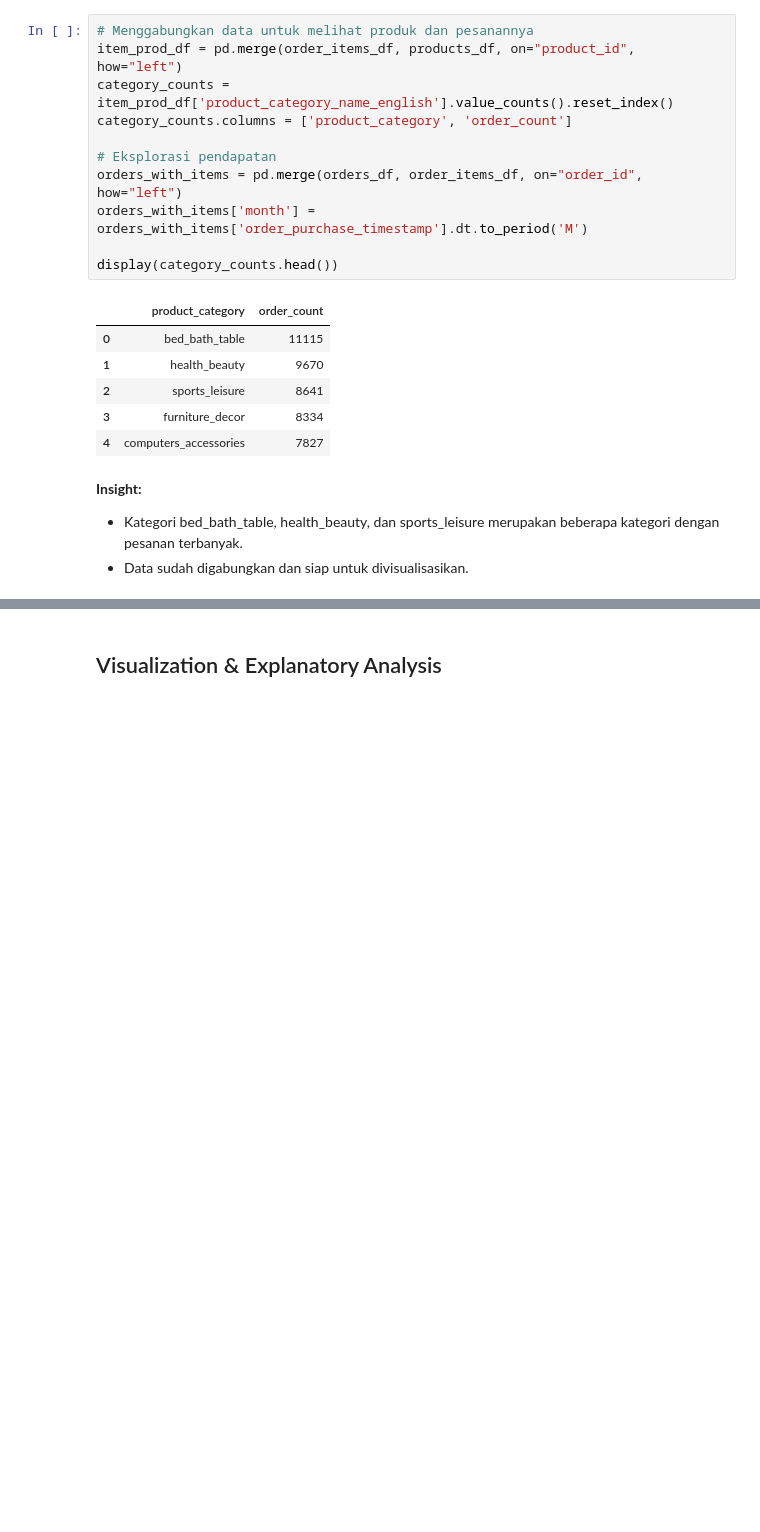
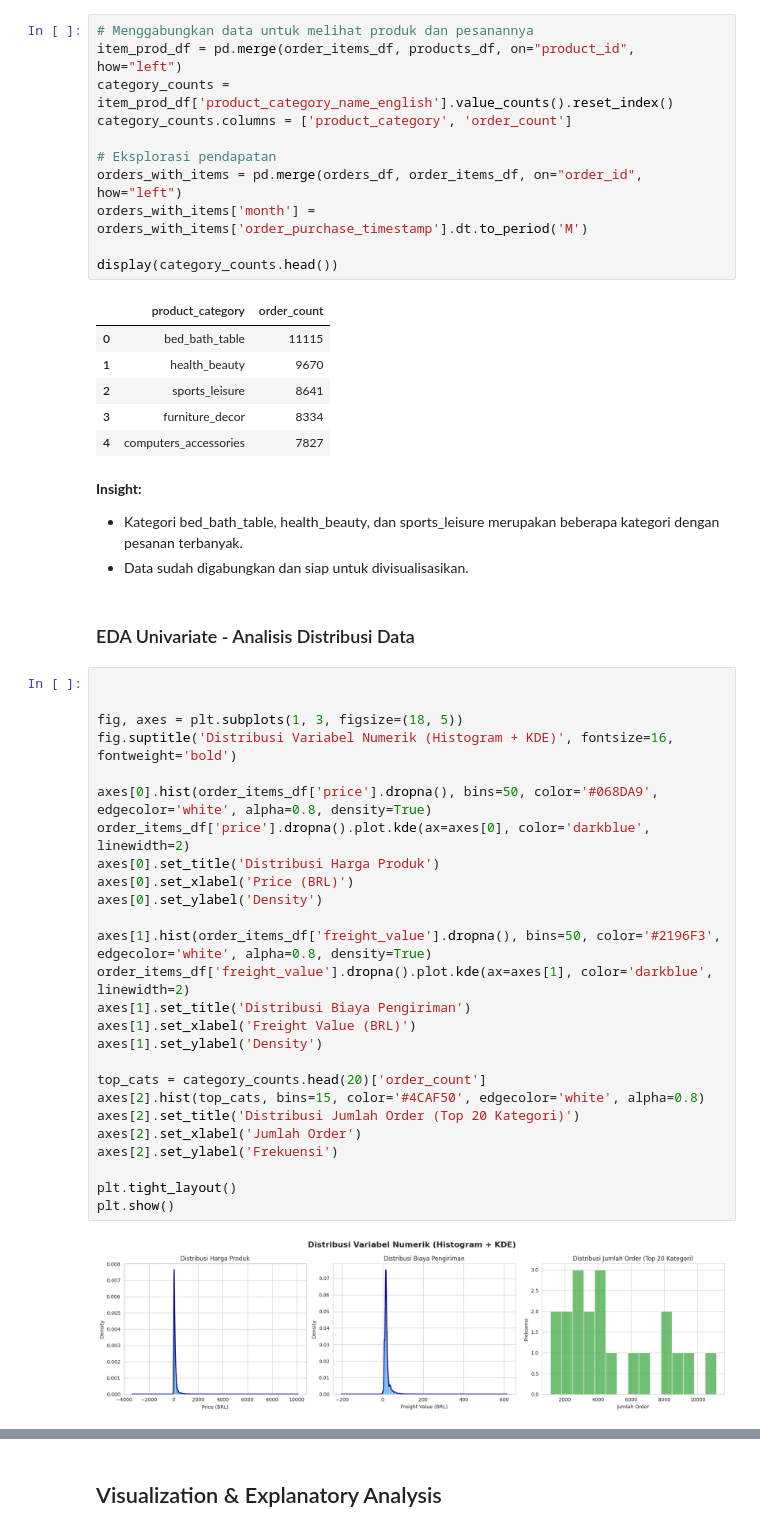
Before and after one commit to vitogunawan18/proyek-analisis-data, a Jupyter notebook: notebook.ipynb, the cells around one changed output, grey strips where cells are left out. Cells and saved outputs as stored; diff of their text form; blank space fills up the shorter version.

```diff
--- a/notebook.ipynb
+++ b/notebook.ipynb
@@ -211,3 +213,33 @@ display(category_counts.head())
 **Insight:**
 - Kategori bed_bath_table, health_beauty, dan sports_leisure merupakan beberapa kategori dengan pesanan terbanyak.
 - Data sudah digabungkan dan siap untuk divisualisasikan.
+# %% [markdown]
+### EDA Univariate - Analisis Distribusi Data
+# %%
+
+
+fig, axes = plt.subplots(1, 3, figsize=(18, 5))
+fig.suptitle('Distribusi Variabel Numerik (Histogram + KDE)', fontsize=16, fontweight='bold')
+
+axes[0].hist(order_items_df['price'].dropna(), bins=50, color='#068DA9', edgecolor='white', alpha=0.8, density=True)
+order_items_df['price'].dropna().plot.kde(ax=axes[0], color='darkblue', linewidth=2)
+axes[0].set_title('Distribusi Harga Produk')
+axes[0].set_xlabel('Price (BRL)')
+axes[0].set_ylabel('Density')
+
+axes[1].hist(order_items_df['freight_value'].dropna(), bins=50, color='#2196F3', edgecolor='white', alpha=0.8, density=True)
+order_items_df['freight_value'].dropna().plot.kde(ax=axes[1], color='darkblue', linewidth=2)
+axes[1].set_title('Distribusi Biaya Pengiriman')
+axes[1].set_xlabel('Freight Value (BRL)')
+axes[1].set_ylabel('Density')
+
+top_cats = category_counts.head(20)['order_count']
+axes[2].hist(top_cats, bins=15, color='#4CAF50', edgecolor='white', alpha=0.8)
+axes[2].set_title('Distribusi Jumlah Order (Top 20 Kategori)')
+axes[2].set_xlabel('Jumlah Order')
+axes[2].set_ylabel('Frekuensi')
+
+plt.tight_layout()
+plt.show()
+# %% [output]
+[figure, added]
```
Also changed, not shown: parts of 21 cells of this notebook, 1 other file.
